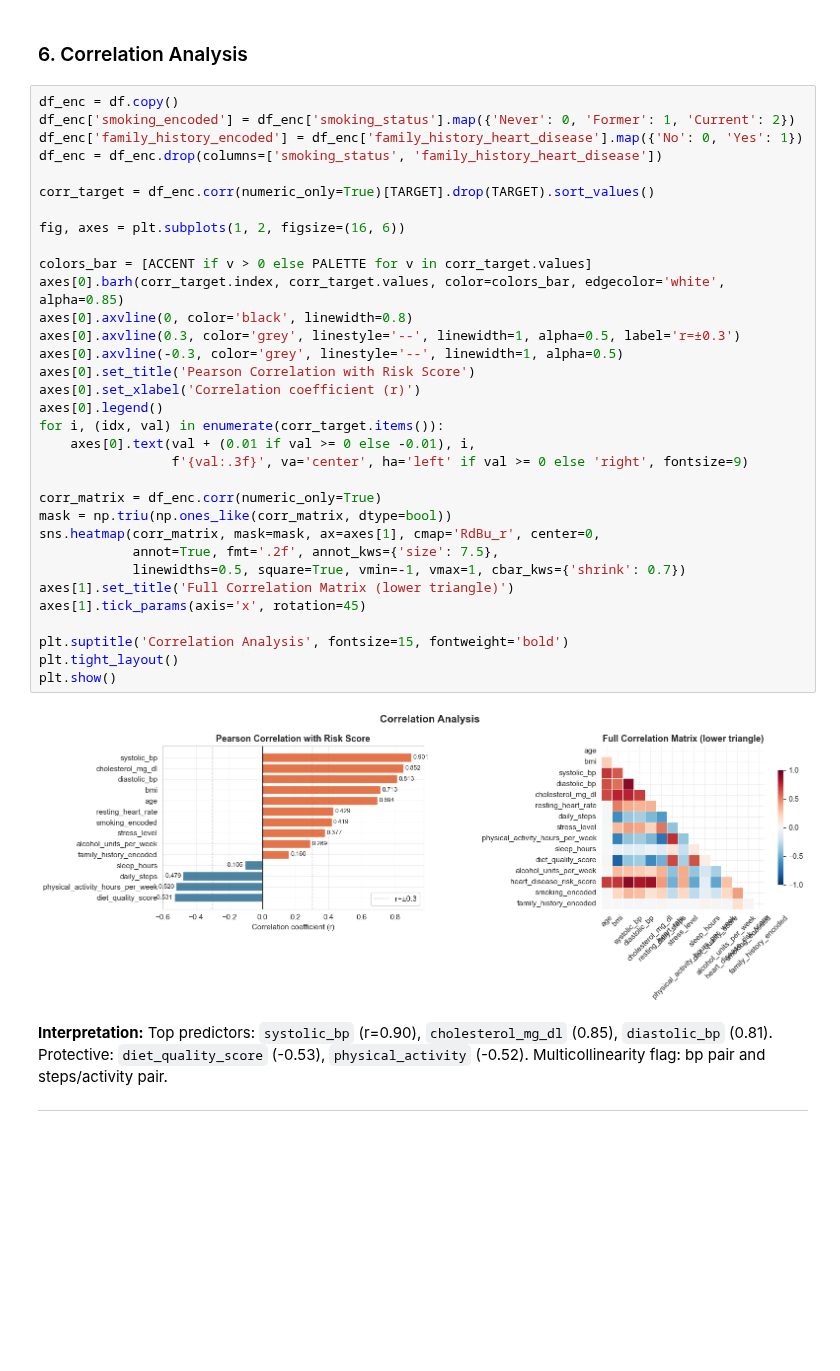
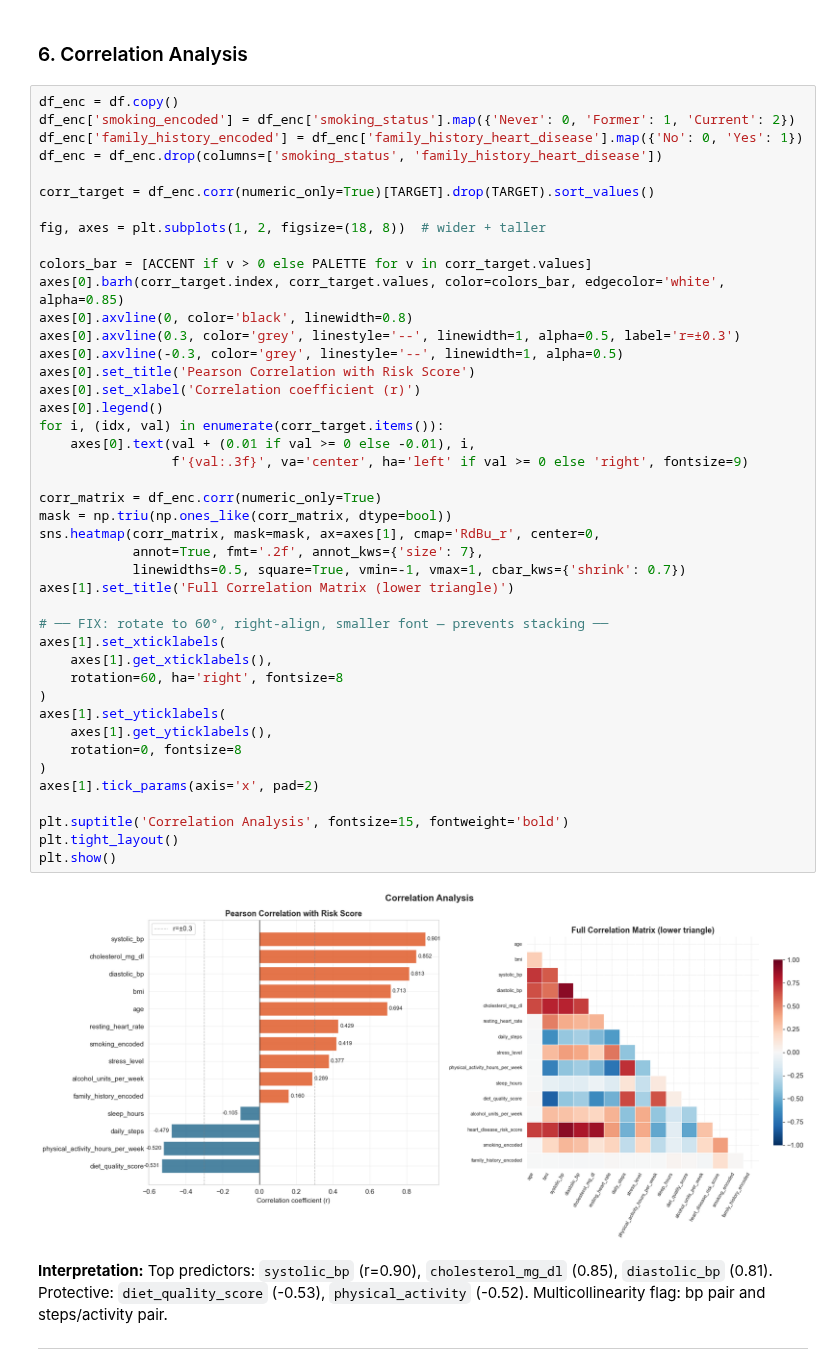
Before and after one commit to vedantbhatiaa/Cardiovascular_Risk_Prediction, a Jupyter notebook: cardiovascular_risk_prediction.ipynb, the cells around one changed output. Saved outputs shown, nothing was run; the diff lists cells and outputs as text; blank space fills up the shorter version.

```diff
--- a/cardiovascular_risk_prediction.ipynb
+++ b/cardiovascular_risk_prediction.ipynb
@@ -360,37 +360,47 @@ t=12.05, p=0.0000 → Significant
 df_enc = df.copy()
 df_enc['smoking_encoded'] = df_enc['smoking_status'].map({'Never': 0, 'Former': 1, 'Current': 2})
 df_enc['family_history_encoded'] = df_enc['family_history_heart_disease'].map({'No': 0, 'Yes': 1})
 df_enc = df_enc.drop(columns=['smoking_status', 'family_history_heart_disease'])
 
 corr_target = df_enc.corr(numeric_only=True)[TARGET].drop(TARGET).sort_values()
 
-fig, axes = plt.subplots(1, 2, figsize=(16, 6))
+fig, axes = plt.subplots(1, 2, figsize=(18, 8))  # wider + taller
 
 colors_bar = [ACCENT if v > 0 else PALETTE for v in corr_target.values]
 axes[0].barh(corr_target.index, corr_target.values, color=colors_bar, edgecolor='white', alpha=0.85)
 axes[0].axvline(0, color='black', linewidth=0.8)
 axes[0].axvline(0.3, color='grey', linestyle='--', linewidth=1, alpha=0.5, label='r=±0.3')
 axes[0].axvline(-0.3, color='grey', linestyle='--', linewidth=1, alpha=0.5)
 axes[0].set_title('Pearson Correlation with Risk Score')
 axes[0].set_xlabel('Correlation coefficient (r)')
 axes[0].legend()
 for i, (idx, val) in enumerate(corr_target.items()):
     axes[0].text(val + (0.01 if val >= 0 else -0.01), i,
                  f'{val:.3f}', va='center', ha='left' if val >= 0 else 'right', fontsize=9)
 
 corr_matrix = df_enc.corr(numeric_only=True)
 mask = np.triu(np.ones_like(corr_matrix, dtype=bool))
 sns.heatmap(corr_matrix, mask=mask, ax=axes[1], cmap='RdBu_r', center=0,
-            annot=True, fmt='.2f', annot_kws={'size': 7.5},
+            annot=True, fmt='.2f', annot_kws={'size': 7},
             linewidths=0.5, square=True, vmin=-1, vmax=1, cbar_kws={'shrink': 0.7})
 axes[1].set_title('Full Correlation Matrix (lower triangle)')
-axes[1].tick_params(axis='x', rotation=45)
+
+# ── FIX: rotate to 60°, right-align, smaller font — prevents stacking ──
+axes[1].set_xticklabels(
+    axes[1].get_xticklabels(),
+    rotation=60, ha='right', fontsize=8
+)
+axes[1].set_yticklabels(
+    axes[1].get_yticklabels(),
+    rotation=0, fontsize=8
+)
+axes[1].tick_params(axis='x', pad=2)
 
 plt.suptitle('Correlation Analysis', fontsize=15, fontweight='bold')
 plt.tight_layout()
 plt.show()
 # %% [output]
-[figure, old version]
+[figure, new version]
 # %% [markdown]
 **Interpretation:** Top predictors: `systolic_bp` (r=0.90), `cholesterol_mg_dl` (0.85), `diastolic_bp` (0.81). Protective: `diet_quality_score` (-0.53), `physical_activity` (-0.52). Multicollinearity flag: bp pair and steps/activity pair.
 
```
Also changed, not shown: parts of 1 cell of this notebook.
